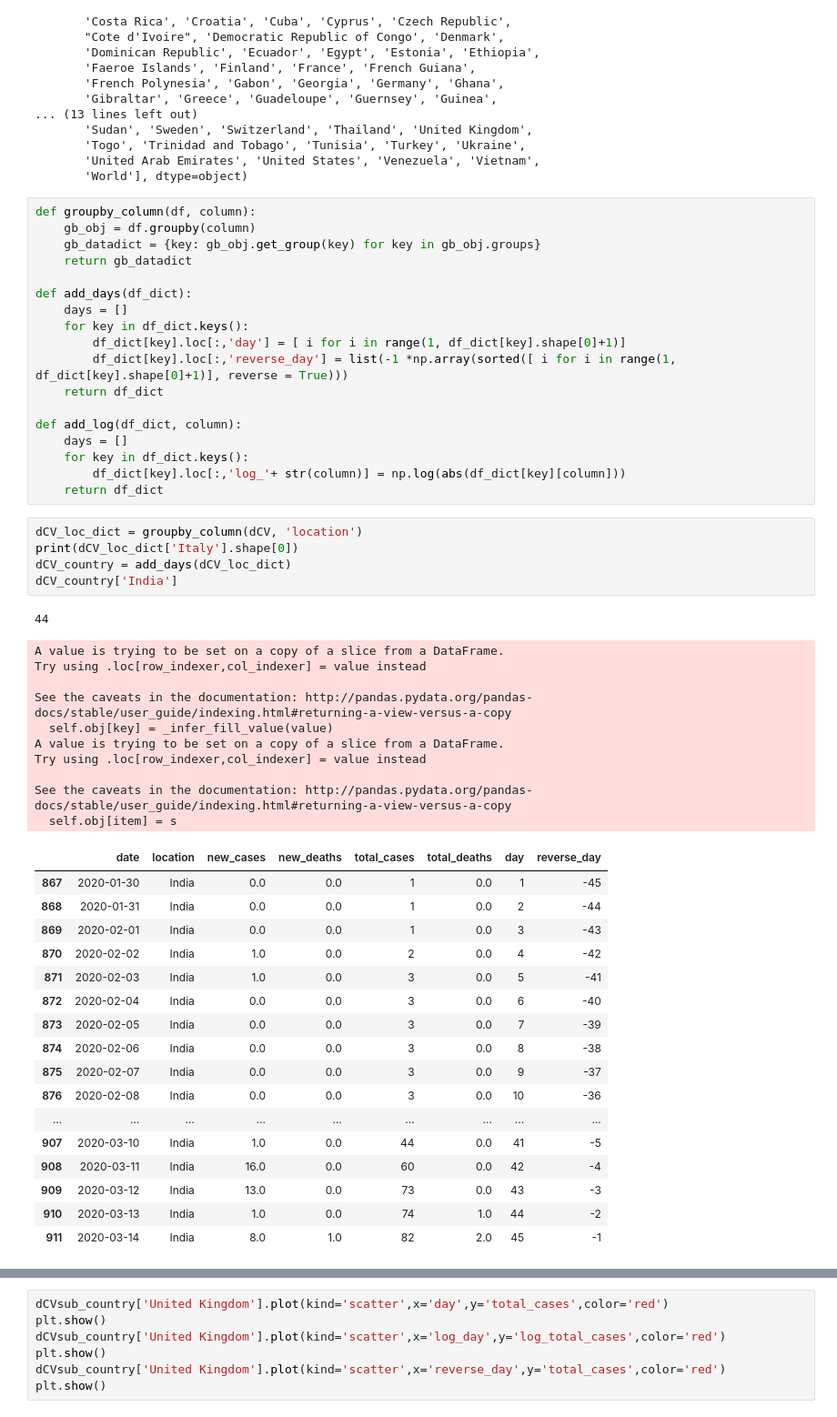
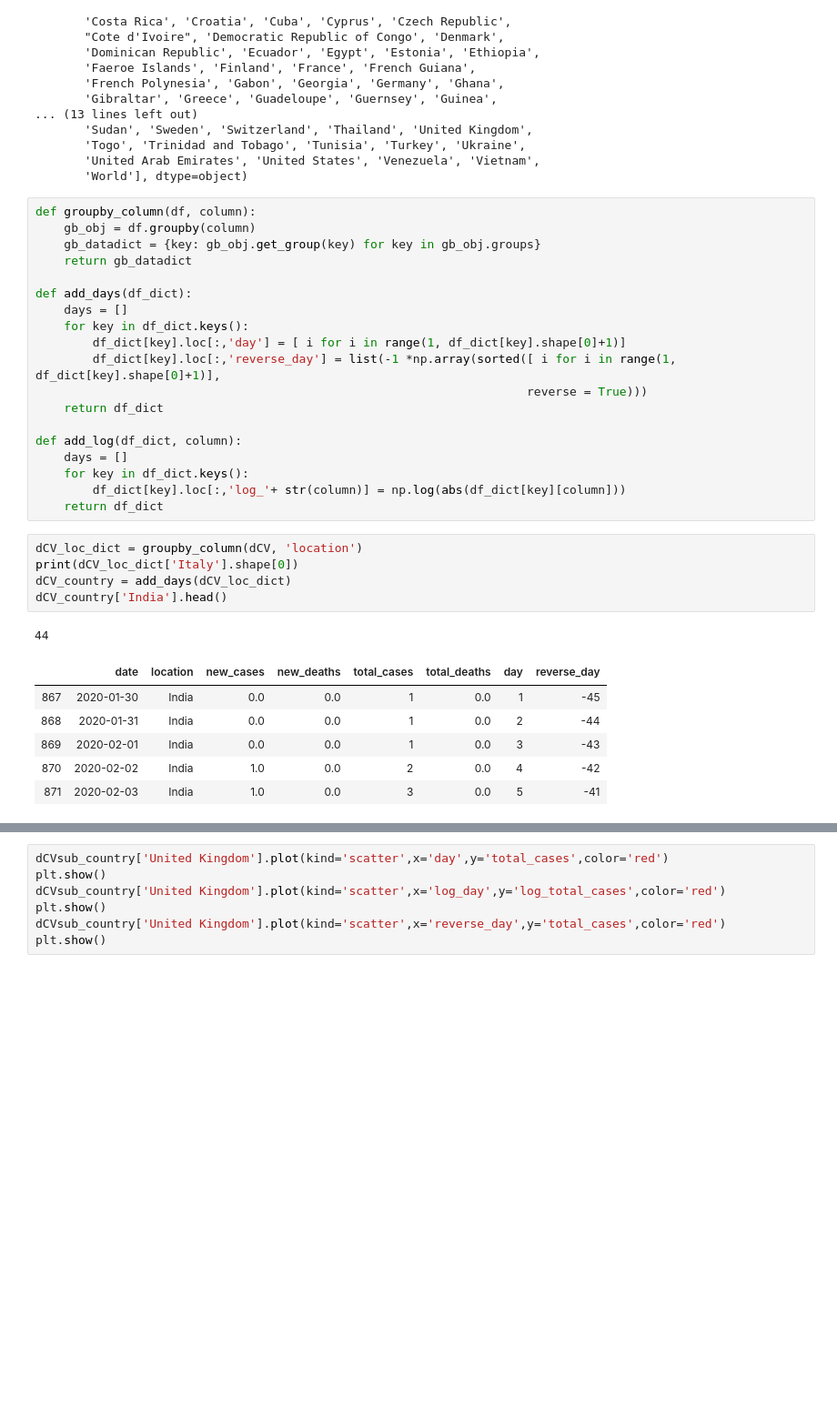
Before and after one commit to rishemjit/COVID_analysis, a Jupyter notebook: Regression_analysis.ipynb, the cells around one changed output, grey strips where cells are left out. Shown at 91% size. Drawn from its saved outputs; the diff is of its cells as text; blank space fills up the shorter version.

```diff
--- a/Regression_analysis.ipynb
+++ b/Regression_analysis.ipynb
@@ -44,7 +44,8 @@ def add_days(df_dict):
     days = []
     for key in df_dict.keys():
         df_dict[key].loc[:,'day'] = [ i for i in range(1, df_dict[key].shape[0]+1)]
-        df_dict[key].loc[:,'reverse_day'] = list(-1 *np.array(sorted([ i for i in range(1, df_dict[key].shape[0]+1)], reverse = True)))
+        df_dict[key].loc[:,'reverse_day'] = list(-1 *np.array(sorted([ i for i in range(1, df_dict[key].shape[0]+1)],
+                                                                     reverse = True)))
     return df_dict
 
 def add_log(df_dict, column):
@@ -55,34 +56,13 @@ def add_log(df_dict, column):
 # %%
 dCV_loc_dict = groupby_column(dCV, 'location')
 print(dCV_loc_dict['Italy'].shape[0])
 dCV_country = add_days(dCV_loc_dict)
-dCV_country['India']
+dCV_country['India'].head()
 # %% [output]
 44
-A value is trying to be set on a copy of a slice from a DataFrame.
-Try using .loc[row_indexer,col_indexer] = value instead
-
-See the caveats in the documentation: http://pandas.pydata.org/pandas-docs/stable/user_guide/indexing.html#returning-a-view-versus-a-copy
-  self.obj[key] = _infer_fill_value(value)
-A value is trying to be set on a copy of a slice from a DataFrame.
-Try using .loc[row_indexer,col_indexer] = value instead
-
-See the caveats in the documentation: http://pandas.pydata.org/pandas-docs/stable/user_guide/indexing.html#returning-a-view-versus-a-copy
-  self.obj[item] = s
 |  | date | location | new_cases | new_deaths | total_cases | total_deaths | day | reverse_day |
 | 867 | 2020-01-30 | India | 0.0 | 0.0 | 1 | 0.0 | 1 | -45 |
 | 868 | 2020-01-31 | India | 0.0 | 0.0 | 1 | 0.0 | 2 | -44 |
 | 869 | 2020-02-01 | India | 0.0 | 0.0 | 1 | 0.0 | 3 | -43 |
 | 870 | 2020-02-02 | India | 1.0 | 0.0 | 2 | 0.0 | 4 | -42 |
 | 871 | 2020-02-03 | India | 1.0 | 0.0 | 3 | 0.0 | 5 | -41 |
-| 872 | 2020-02-04 | India | 0.0 | 0.0 | 3 | 0.0 | 6 | -40 |
-| 873 | 2020-02-05 | India | 0.0 | 0.0 | 3 | 0.0 | 7 | -39 |
-| 874 | 2020-02-06 | India | 0.0 | 0.0 | 3 | 0.0 | 8 | -38 |
-| 875 | 2020-02-07 | India | 0.0 | 0.0 | 3 | 0.0 | 9 | -37 |
-| 876 | 2020-02-08 | India | 0.0 | 0.0 | 3 | 0.0 | 10 | -36 |
-| ... | ... | ... | ... | ... | ... | ... | ... | ... |
-| 907 | 2020-03-10 | India | 1.0 | 0.0 | 44 | 0.0 | 41 | -5 |
-| 908 | 2020-03-11 | India | 16.0 | 0.0 | 60 | 0.0 | 42 | -4 |
-| 909 | 2020-03-12 | India | 13.0 | 0.0 | 73 | 0.0 | 43 | -3 |
-| 910 | 2020-03-13 | India | 1.0 | 0.0 | 74 | 1.0 | 44 | -2 |
-| 911 | 2020-03-14 | India | 8.0 | 1.0 | 82 | 2.0 | 45 | -1 |
```
Also changed, not shown: parts of 9 cells of this notebook.
